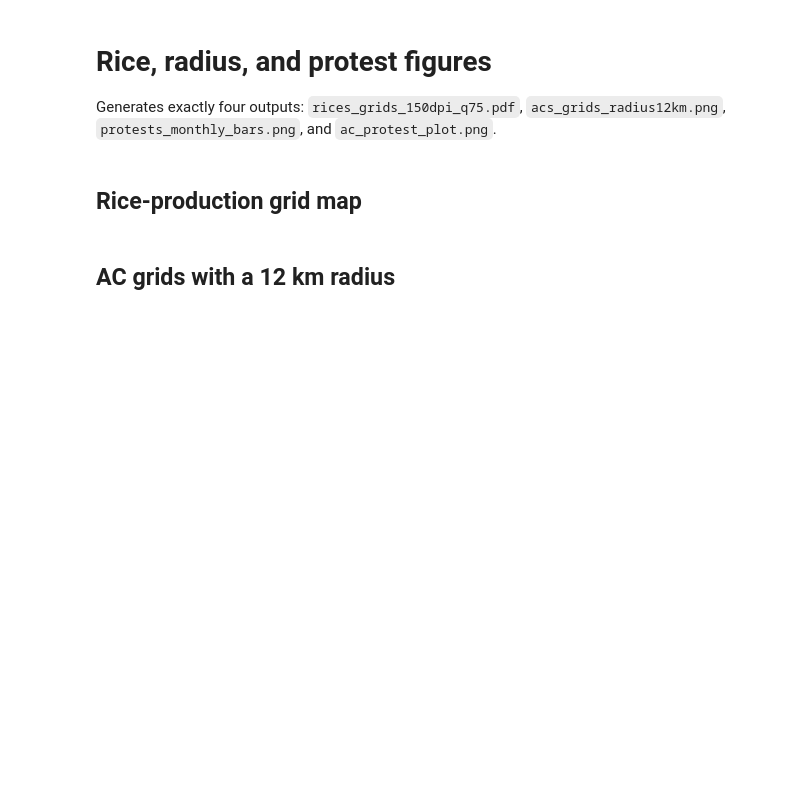
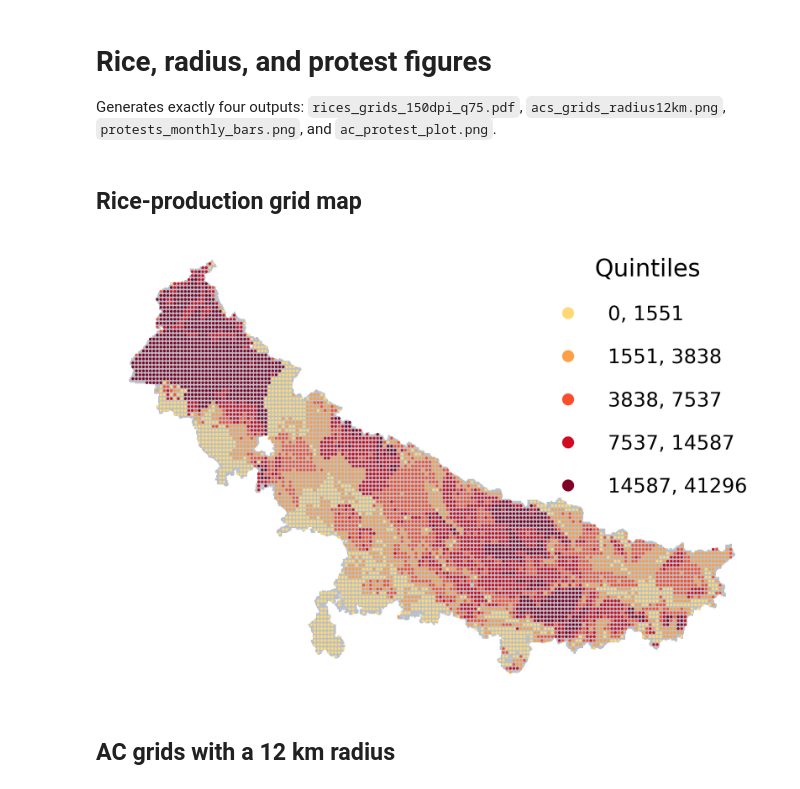
Before and after one commit to anzonyquispe/proj_bureaucrats_farms, a Jupyter notebook: code/_stacked_downup_replication/33_generate_rice_radius_protest_figures.ipynb, the cells around one changed output. Drawn from its saved outputs; the diff is of its cells as text; code cells hidden in the pictures; blank space fills up the shorter version.

```diff
--- a/code/_stacked_downup_replication/33_generate_rice_radius_protest_figures.ipynb
+++ b/code/_stacked_downup_replication/33_generate_rice_radius_protest_figures.ipynb
@@ -14,7 +14,7 @@ from matplotlib.colors import ListedColormap
 PROJECT = Path(r"C:\Users\eunic\Dropbox\sa_fires\proj_bureaucrats_farms")
 SHARED = PROJECT.parent
 INTERMEDIATE = PROJECT / "data_output/intermediate"
-FIGURES = PROJECT / "tex/paper/figures"
+FIGURES = Path(r"C:\Users\eunic\OneDrive\Documents\GitHub\proj_bureaucrats_farms\figures")
 FIGURES.mkdir(parents=True, exist_ok=True)
 MASTER = INTERMEDIATE / "0_master_dataset.parquet"
 ACS_PATH = INTERMEDIATE / "_0_2_3_ACs_right_shapefile.shp"
@@ -58,6 +58,78 @@ rice_output = FIGURES / "rices_grids_150dpi_q75.pdf"
 fig.savefig(rice_output, format="pdf", dpi=150, bbox_inches="tight", metadata={"Title": "Rice production quintiles"})
 plt.close(fig)
 print(f"Saved {rice_output}")
+# %%
+import geopandas as gpd
+import matplotlib.pyplot as plt
+from matplotlib.patches import Rectangle
+from matplotlib.colors import LinearSegmentedColormap
+from matplotlib.patches import FancyArrowPatch
+
+
+rice = pd.read_csv(RICE_PATH, encoding="windows-1252", usecols=["x", "y", "rice_a"])
+rice = rice.dropna(subset=["x", "y", "rice_a"])
+rice_points = gpd.GeoDataFrame(rice, geometry=gpd.points_from_xy(rice["x"], rice["y"]), crs="EPSG:4326")
+rice_points = gpd.sjoin(rice_points, acs[["ac_uq_id", "geometry"]], how="inner", predicate="within")
+
+
+sample_ids = pd.read_parquet(
+    MASTER, columns=["unique_small_grid_id"],
+    filters=[("year", "==", 2020), ("month", "==", 12)],
+).drop_duplicates()
+sample_grid = gpd.GeoDataFrame(sample_ids.merge(grid, on="unique_small_grid_id", how="inner"), geometry="geometry", crs=grid.crs)
+
+
+# Set up the main plot
+fig, ax = plt.subplots(figsize=(30, 30))
+
+# Plot sel_states_shp with grey fill and no edge
+sample_grid.boundary.plot(ax=ax, color="#b5bac3", edgecolor=None, zorder=1)
+
+# Plot polygons colored by quintiles of <YOUR_COLUMN>
+base = plt.get_cmap("YlOrRd")
+trimmed_cmap = LinearSegmentedColormap.from_list(
+    "YlOrRd_trim", base(np.linspace(0.25, 1.0, 256))
+)
+rice_points.plot(
+    ax=ax,
+    column="rice_a",
+    scheme="quantiles",
+    k=5,
+    cmap=trimmed_cmap,
+    legend=True,
+    legend_kwds={
+        "title": "Quintiles",
+        "loc": "upper right",
+        "fontsize": 50,
+        "title_fontsize": 60,
+        "frameon": False,
+        "markerscale": 3,
+        "labelspacing": 1.2,
+        "handletextpad": 1.0,
+    },
+    edgecolor=None,
+    zorder=10,
+)
+
+# Reformat legend labels to remove decimals
+leg = ax.get_legend()
+for txt in leg.get_texts():
+    label = txt.get_text()
+    # Labels look like "1.23, 4.56" — split, round, rejoin
+    parts = [str(int(round(float(x)))) for x in label.split(",")]
+    txt.set_text(", ".join(parts))
+
+ax.axis('off')
+
+# Save
+fig.savefig(
+    FIGURES / "rices_grids_150dpi_q75.pdf",
+    format='pdf', dpi=300, bbox_inches='tight'
+)
+
+plt.show()
+# %% [output]
+[figure, added]
 # %% [markdown]
 ## AC grids with a 12 km radius
 # %%
```
Also changed, not shown: 30 other files.
